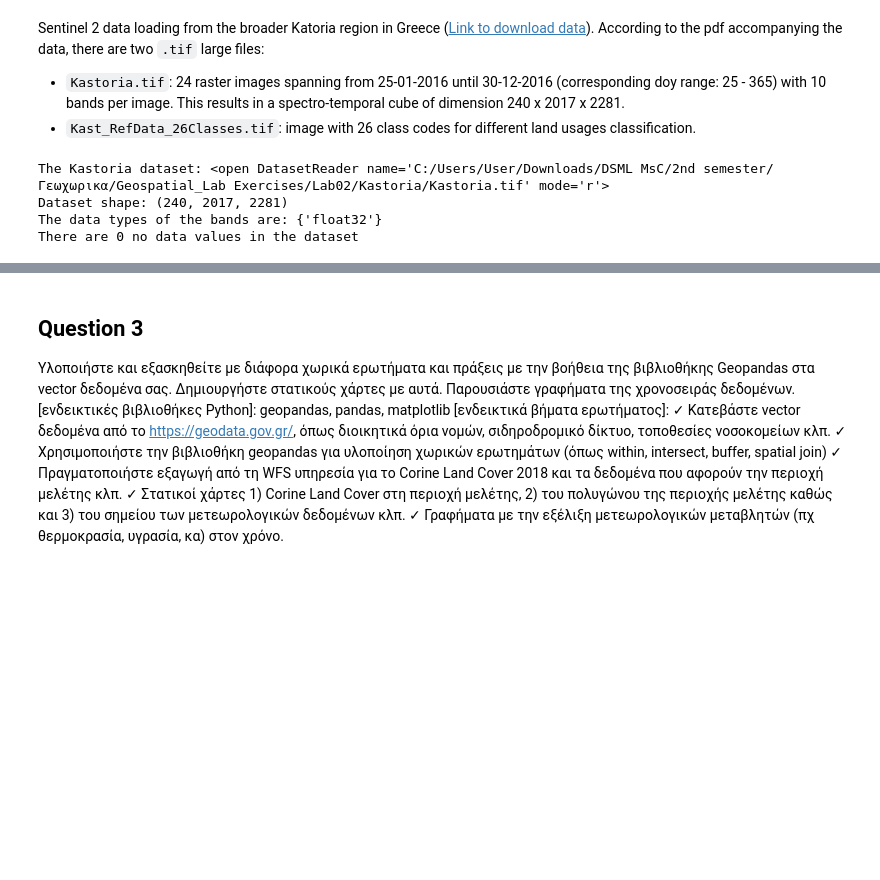
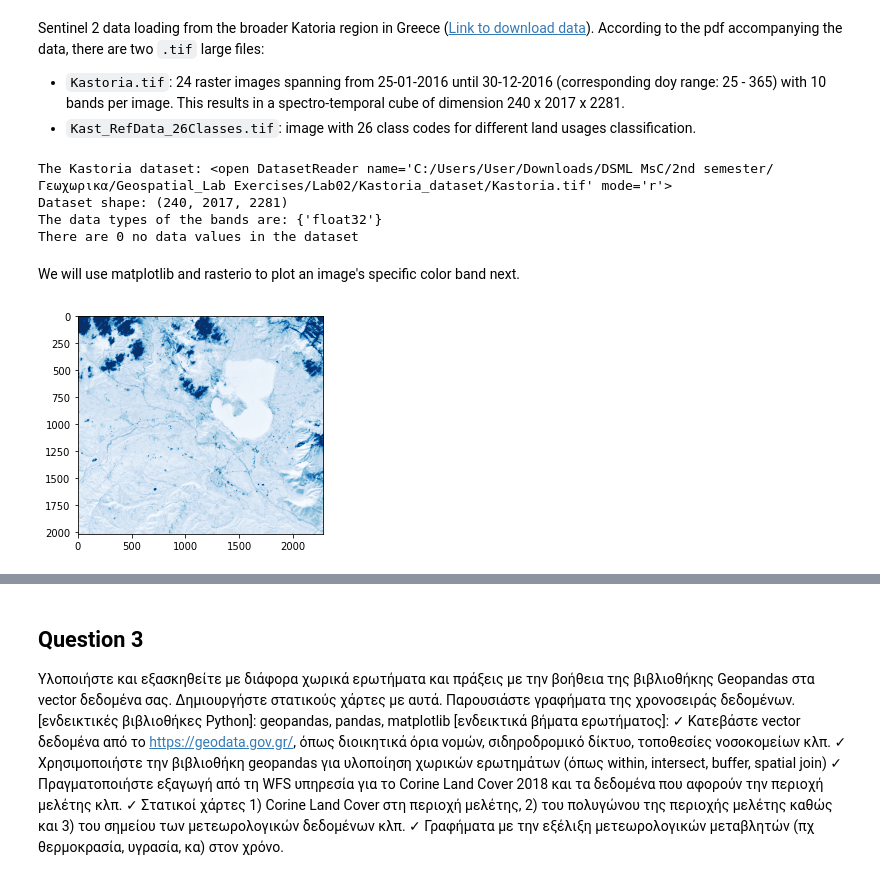
Before and after one commit to billdepo/Geospatial-Big-Data-Analytics-Lab, a Jupyter notebook: Lab02/Depastas_Vasileios_Geospatial_lab2.ipynb, the cells around one changed output, grey strips where cells are left out. Drawn from its saved outputs; the diff is of its cells as text; code cells hidden in the pictures; blank space fills up the shorter version.

```diff
--- a/Lab02/Depastas_Vasileios_Geospatial_lab2.ipynb
+++ b/Lab02/Depastas_Vasileios_Geospatial_lab2.ipynb
@@ -26,6 +34,6 @@ import rasterio
 # %%
 # constants
-KASTORIA_DATA_PATH = '/Kastoria/Kastoria.tif/'
+KASTORIA_DATA_PATH = '/Kastoria_dataset/Kastoria.tif/'
 # %%
 full_kastoria_tiff_path = os.getcwd() + KASTORIA_DATA_PATH # combine current working directory with KASTORIA_DATA_PATH
 
@@ -43,7 +51,16 @@ with rasterio.open(fp=full_kastoria_tiff_path, mode='r') as kastoria_tif:
     print(f'The data types of the bands are: {bands_dtypes}')
     print(f'There are {nodatavalues} no data values in the dataset')
 # %% [output]
-The Kastoria dataset: <open DatasetReader name='C:/Users/User/Downloads/DSML MsC/2nd semester/Γεωχωρικα/Geospatial_Lab Exercises/Lab02/Kastoria/Kastoria.tif' mode='r'>
+The Kastoria dataset: <open DatasetReader name='C:/Users/User/Downloads/DSML MsC/2nd semester/Γεωχωρικα/Geospatial_Lab Exercises/Lab02/Kastoria_dataset/Kastoria.tif' mode='r'>
 Dataset shape: (240, 2017, 2281)
 The data types of the bands are: {'float32'}
 There are 0 no data values in the dataset
+# %% [markdown]
+We will use matplotlib and rasterio to plot an image's specific color band next.
+# %%
+with rasterio.open(fp=full_kastoria_tiff_path, mode='r') as kastoria_tif: # open image dataset
+    first_image_blue_band = kastoria_tif.read(1) # get the first/blue band of the first image of the dataset (first image has 10 bands spanning from indexes 1-10)
+    plt.imshow(first_image_blue_band, cmap='Blues') # and use matplotlib to plot it
+    plt.show()
+# %% [output]
+[figure, added]
```
Also changed, not shown: parts of 33 cells of this notebook.
